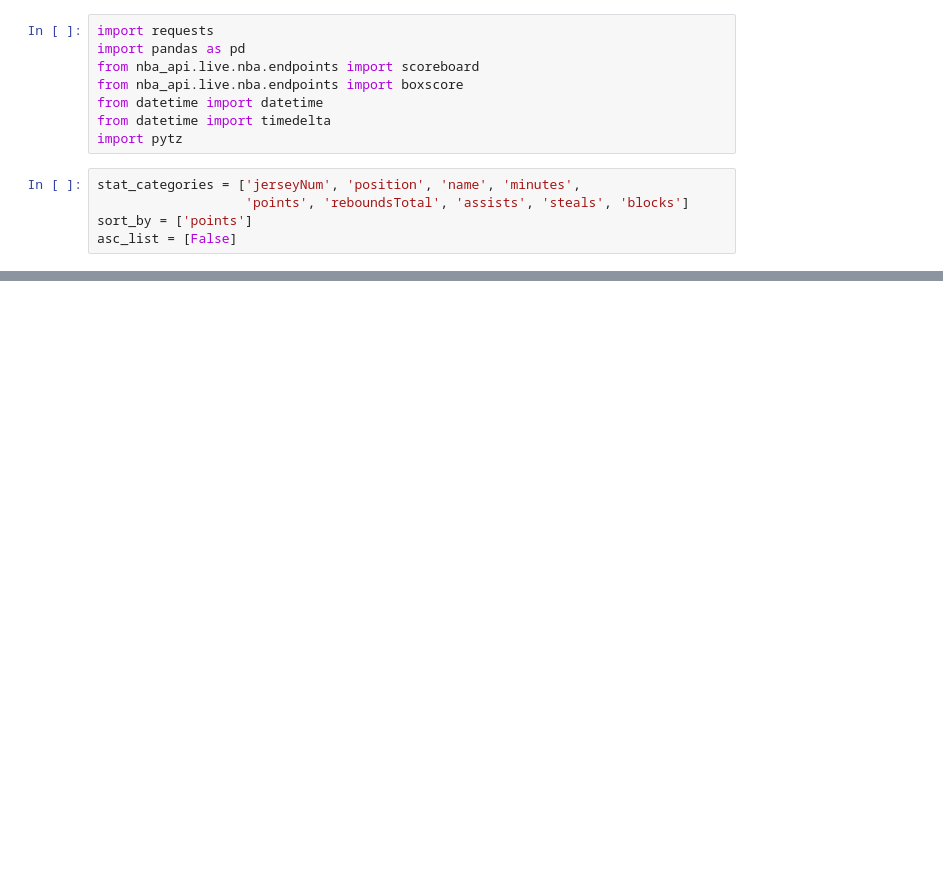
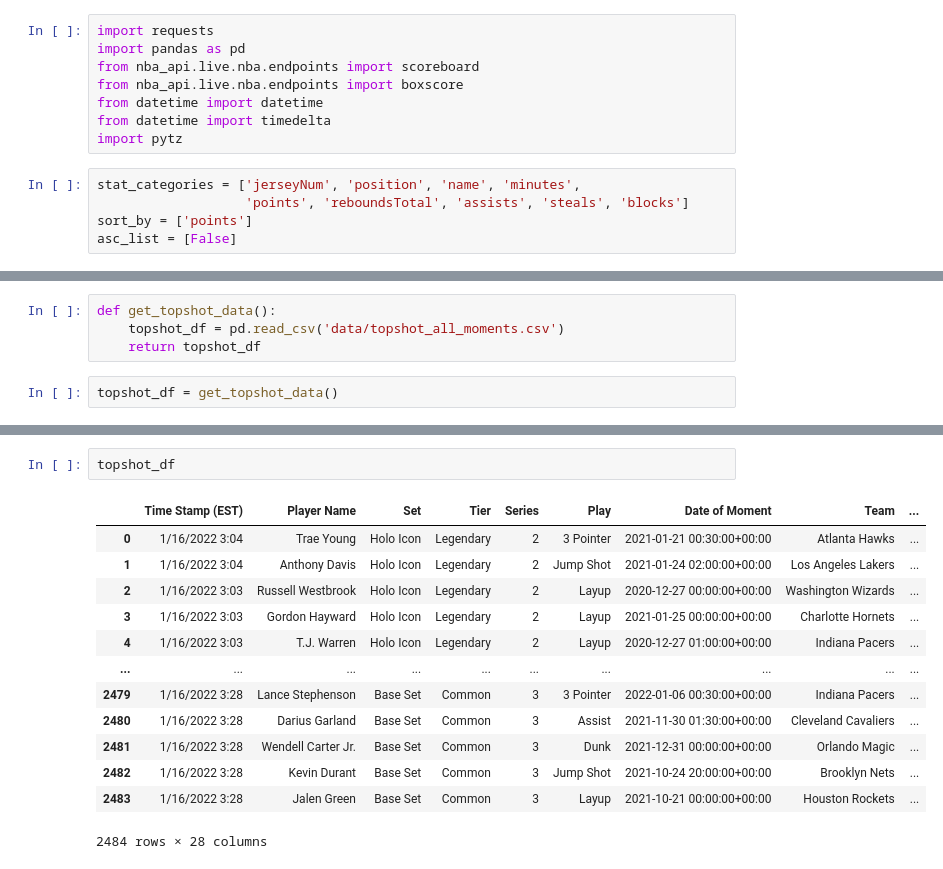
Before and after one commit to rydr0z/NBA-Live-Stat-Tracker, a Jupyter notebook: NBA Box Score Helper.ipynb, the cells around one changed output, grey strips where cells are left out. Drawn from its saved outputs; the diff is of its cells as text; blank space fills up the shorter version.

Commit message:
joined topshot data and added to the web app

```diff
--- a/NBA Box Score Helper.ipynb
+++ b/NBA Box Score Helper.ipynb
@@ -91,0 +83,6 @@ Game ID 0022100650: ORL at DAL - 21:30 start
+# %%
+def get_topshot_data():
+    topshot_df = pd.read_csv('data/topshot_all_moments.csv')
+    return topshot_df
+# %%
+topshot_df = get_topshot_data()
@@ -91,0 +109,16 @@ Game ID 0022100650: ORL at DAL - 21:30 start
+# %%
+topshot_df
+# %% [output]
+|  | Time Stamp (EST) | Player Name | Set | Tier | Series | Play | Date of Moment | Team | ... |
+| 0 | 1/16/2022 3:04 | Trae Young | Holo Icon | Legendary | 2 | 3 Pointer | 2021-01-21 00:30:00+00:00 | Atlanta Hawks | ... |
+| 1 | 1/16/2022 3:04 | Anthony Davis | Holo Icon | Legendary | 2 | Jump Shot | 2021-01-24 02:00:00+00:00 | Los Angeles Lakers | ... |
+| 2 | 1/16/2022 3:03 | Russell Westbrook | Holo Icon | Legendary | 2 | Layup | 2020-12-27 00:00:00+00:00 | Washington Wizards | ... |
+| 3 | 1/16/2022 3:03 | Gordon Hayward | Holo Icon | Legendary | 2 | Layup | 2021-01-25 00:00:00+00:00 | Charlotte Hornets | ... |
+| 4 | 1/16/2022 3:03 | T.J. Warren | Holo Icon | Legendary | 2 | Layup | 2020-12-27 01:00:00+00:00 | Indiana Pacers | ... |
+| ... | ... | ... | ... | ... | ... | ... | ... | ... | ... |
+| 2479 | 1/16/2022 3:28 | Lance Stephenson | Base Set | Common | 3 | 3 Pointer | 2022-01-06 00:30:00+00:00 | Indiana Pacers | ... |
+| 2480 | 1/16/2022 3:28 | Darius Garland | Base Set | Common | 3 | Assist | 2021-11-30 01:30:00+00:00 | Cleveland Cavaliers | ... |
+| 2481 | 1/16/2022 3:28 | Wendell Carter Jr. | Base Set | Common | 3 | Dunk | 2021-12-31 00:00:00+00:00 | Orlando Magic | ... |
+| 2482 | 1/16/2022 3:28 | Kevin Durant | Base Set | Common | 3 | Jump Shot | 2021-10-24 20:00:00+00:00 | Brooklyn Nets | ... |
+| 2483 | 1/16/2022 3:28 | Jalen Green | Base Set | Common | 3 | Layup | 2021-10-21 00:00:00+00:00 | Houston Rockets | ... |
+2484 rows × 28 columns
```
Also changed, not shown: parts of 6 cells of this notebook, 3 other files.
